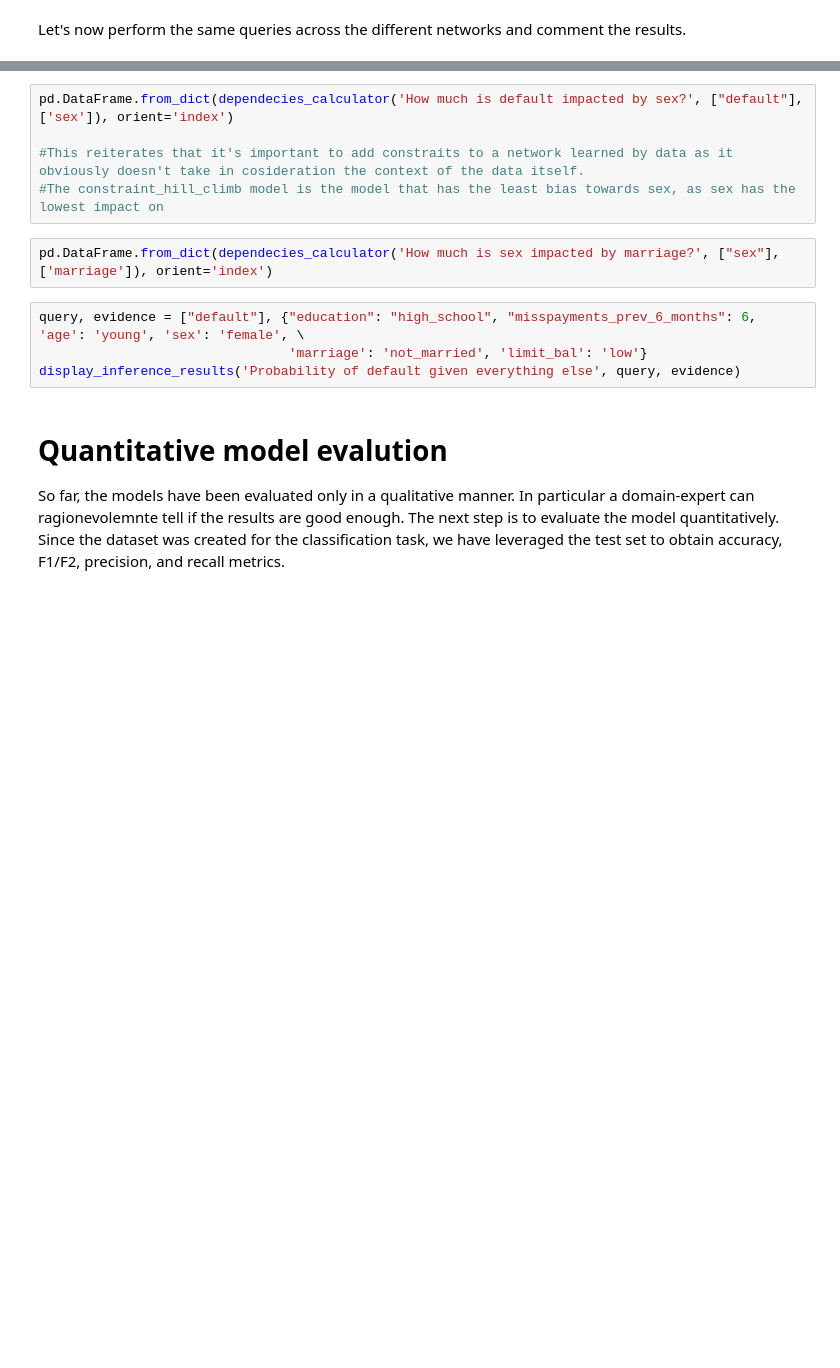
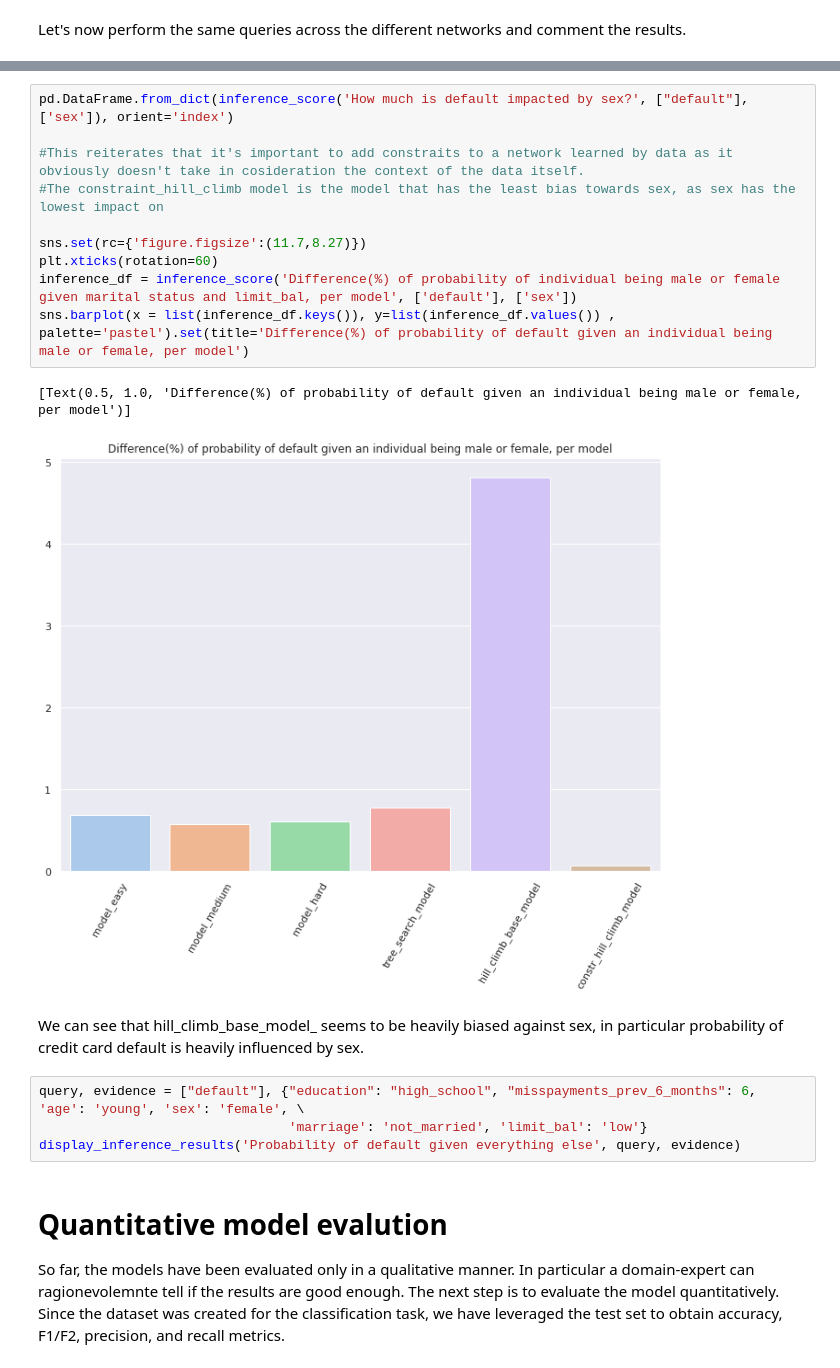
Before and after one commit to lorenzobalzani/bayesian-network-credit-cards, a Jupyter notebook: bayesian_network_credit_cards_default.ipynb, the cells around one changed output, grey strips where cells are left out. Saved outputs shown, nothing was run; the diff lists cells and outputs as text; blank space fills up the shorter version.

```diff
--- a/bayesian_network_credit_cards_default.ipynb
+++ b/bayesian_network_credit_cards_default.ipynb
@@ -545,10 +559,18 @@ print(data_infer_easy.query(['sex'], {'marriage': 'not_married', 'limit_bal': 'l
 # %%
-pd.DataFrame.from_dict(dependecies_calculator('How much is default impacted by sex?', ["default"], ['sex']), orient='index')
+pd.DataFrame.from_dict(inference_score('How much is default impacted by sex?', ["default"], ['sex']), orient='index')
 
 #This reiterates that it's important to add constraits to a network learned by data as it obviously doesn't take in cosideration the context of the data itself.
 #The constraint_hill_climb model is the model that has the least bias towards sex, as sex has the lowest impact on
+
+sns.set(rc={'figure.figsize':(11.7,8.27)})
+plt.xticks(rotation=60)
+inference_df = inference_score('Difference(%) of probability of individual being male or female given marital status and limit_bal, per model', ['default'], ['sex'])
+sns.barplot(x = list(inference_df.keys()), y=list(inference_df.values()) , palette='pastel').set(title='Difference(%) of probability of default given an individual being male or female, per model')
+# %% [output]
+[Text(0.5, 1.0, 'Difference(%) of probability of default given an individual being male or female, per model')]
+[figure, added]
-# %%
-pd.DataFrame.from_dict(dependecies_calculator('How much is sex impacted by marriage?', ["sex"], ['marriage']), orient='index')
+# %% [markdown]
+We can see that hill_climb_base_model_ seems to be heavily biased against sex, in particular probability of credit card default is heavily influenced by sex.
 # %%
 query, evidence = ["default"], {"education": "high_school", "misspayments_prev_6_months": 6, 'age': 'young', 'sex': 'female', \
                                 'marriage': 'not_married', 'limit_bal': 'low'}
```
Also changed, not shown: parts of 9 cells of this notebook.
